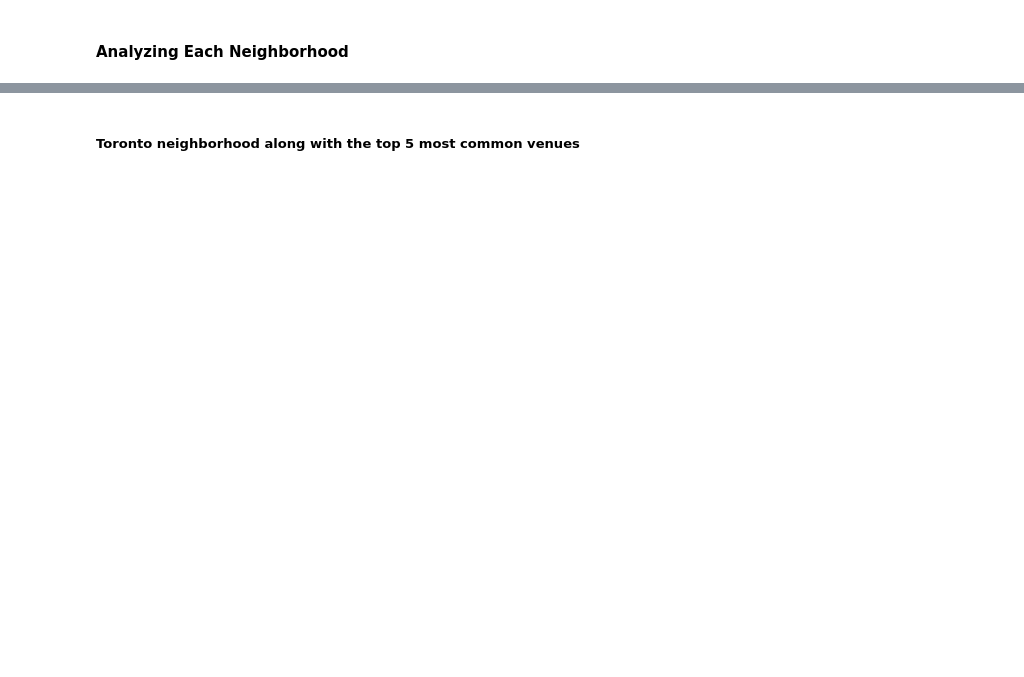
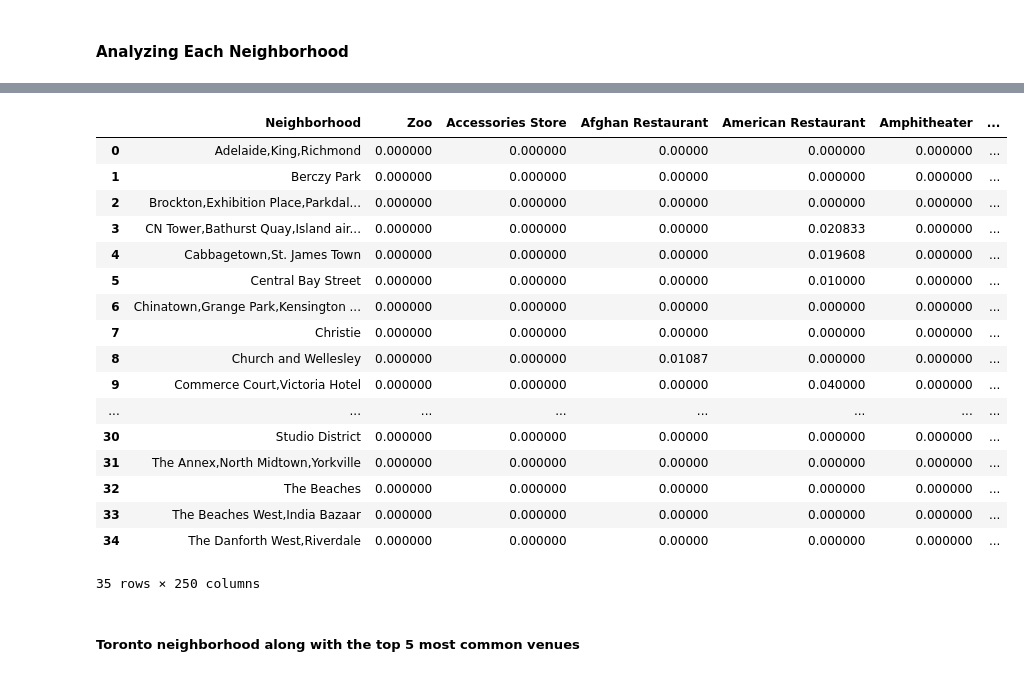
Before and after one commit to shwetharama-11/DS_Coursera_Capstone, a Jupyter notebook: Canada_PostalCodes_DS.ipynb, the cells around one changed output, grey strips where cells are left out. Saved outputs shown, nothing was run; the diff lists cells and outputs as text; code cells hidden in the pictures; blank space fills up the shorter version.

Commit message:
Published from Watson Studio.

```diff
--- a/Canada_PostalCodes_DS.ipynb
+++ b/Canada_PostalCodes_DS.ipynb
@@ -57,6 +59,8 @@ Neighbourhood
 ['Postcode', 'Borough', 'Neighbourhood\n']
 # %%
 import pandas as pd
+pd.set_option('display.max_columns', None)
+pd.set_option('display.max_rows', None)
 Postal_Codes = pd.DataFrame(columns=data)
 Postal_Codes
 # %% [output]
@@ -306,7 +334,7 @@ Toronto_venues.groupby('Neighbourhood').count()
 Toronto_onehot = pd.get_dummies(Toronto_venues[['Venue Category']], prefix="", prefix_sep="")
 
 # add neighborhood column back to dataframe
-Toronto_onehot['Neighbourhood'] = Toronto_venues['Neighbourhood']
+Toronto_onehot['Neighborhood'] = Toronto_venues['Neighborhood']
 
 # move neighborhood column to the first column
 fixed_columns = [Toronto_onehot.columns[-1]] + list(Toronto_onehot.columns[:-1])
@@ -316,6 +352,25 @@ Toronto_onehot.head()
 # %%
-Toronto_grouped = Toronto_onehot.groupby('Neighbourhood').mean().reset_index()
+Toronto_grouped = Toronto_onehot.groupby('Neighborhood').mean().reset_index()
 Toronto_grouped
+# %% [output]
+|  | Neighborhood | Zoo | Accessories Store | Afghan Restaurant | American Restaurant | Amphitheater | ... |
+| 0 | Adelaide,King,Richmond | 0.000000 | 0.000000 | 0.00000 | 0.000000 | 0.000000 | ... |
+| 1 | Berczy Park | 0.000000 | 0.000000 | 0.00000 | 0.000000 | 0.000000 | ... |
+| 2 | Brockton,Exhibition Place,Parkdal... | 0.000000 | 0.000000 | 0.00000 | 0.000000 | 0.000000 | ... |
+| 3 | CN Tower,Bathurst Quay,Island air... | 0.000000 | 0.000000 | 0.00000 | 0.020833 | 0.000000 | ... |
+| 4 | Cabbagetown,St. James Town | 0.000000 | 0.000000 | 0.00000 | 0.019608 | 0.000000 | ... |
+| 5 | Central Bay Street | 0.000000 | 0.000000 | 0.00000 | 0.010000 | 0.000000 | ... |
+| 6 | Chinatown,Grange Park,Kensington ... | 0.000000 | 0.000000 | 0.00000 | 0.000000 | 0.000000 | ... |
+| 7 | Christie | 0.000000 | 0.000000 | 0.00000 | 0.000000 | 0.000000 | ... |
+| 8 | Church and Wellesley | 0.000000 | 0.000000 | 0.01087 | 0.000000 | 0.000000 | ... |
+| 9 | Commerce Court,Victoria Hotel | 0.000000 | 0.000000 | 0.00000 | 0.040000 | 0.000000 | ... |
+| ... | ... | ... | ... | ... | ... | ... | ... |
+| 30 | Studio District | 0.000000 | 0.000000 | 0.00000 | 0.000000 | 0.000000 | ... |
+| 31 | The Annex,North Midtown,Yorkville | 0.000000 | 0.000000 | 0.00000 | 0.000000 | 0.000000 | ... |
+| 32 | The Beaches | 0.000000 | 0.000000 | 0.00000 | 0.000000 | 0.000000 | ... |
+| 33 | The Beaches West,India Bazaar | 0.000000 | 0.000000 | 0.00000 | 0.000000 | 0.000000 | ... |
+| 34 | The Danforth West,Riverdale | 0.000000 | 0.000000 | 0.00000 | 0.000000 | 0.000000 | ... |
+35 rows × 250 columns
 # %% [markdown]
 ##### Toronto neighborhood along with the top 5 most common venues
 # %%
```
Also changed, not shown: parts of 13 cells of this notebook.
